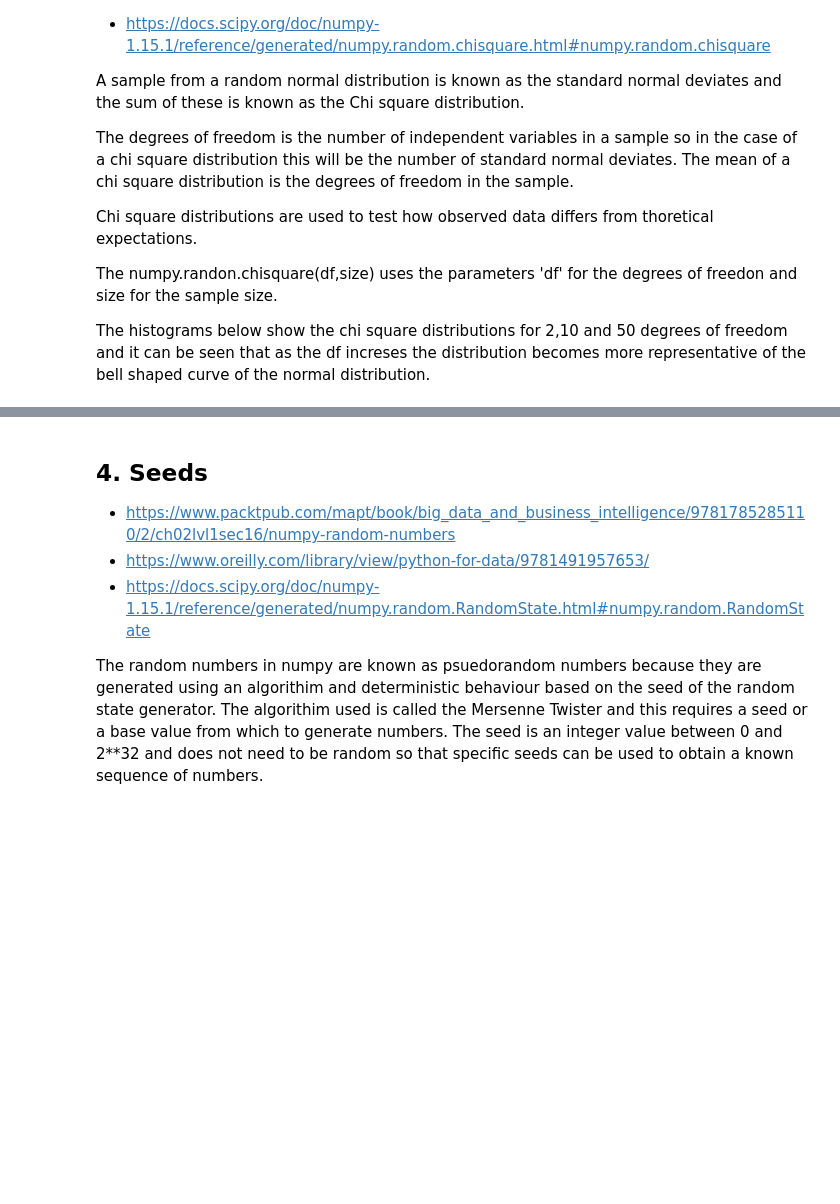
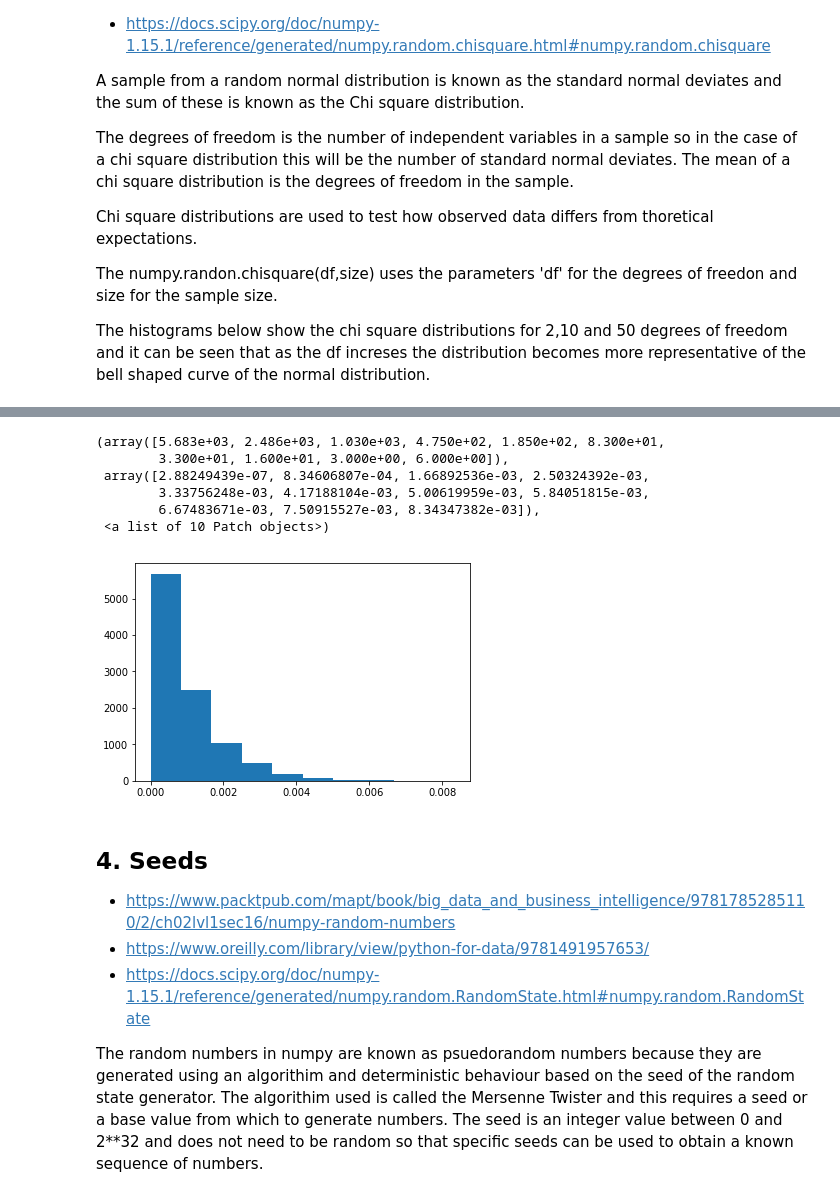
Before and after one commit to tommirrington/numpy-random, a Jupyter notebook: numpy-random.ipynb, the cells around one changed output, grey strips where cells are left out. Cells and saved outputs as stored; diff of their text form; code cells hidden in the pictures; blank space fills up the shorter version.

```diff
--- a/numpy-random.ipynb
+++ b/numpy-random.ipynb
@@ -192,3 +186,15 @@ plt.hist(z)
+# %%
+y = np.random.exponential(0.001,10000)
+y
+plt.hist(y)
+# %% [output]
+(array([5.683e+03, 2.486e+03, 1.030e+03, 4.750e+02, 1.850e+02, 8.300e+01,
+        3.300e+01, 1.600e+01, 3.000e+00, 6.000e+00]),
+ array([2.88249439e-07, 8.34606807e-04, 1.66892536e-03, 2.50324392e-03,
+        3.33756248e-03, 4.17188104e-03, 5.00619959e-03, 5.84051815e-03,
+        6.67483671e-03, 7.50915527e-03, 8.34347382e-03]),
+ <a list of 10 Patch objects>)
+[figure, added]
 # %% [markdown]
 ## 4. Seeds
 
```
Also changed, not shown: parts of 21 cells of this notebook.
